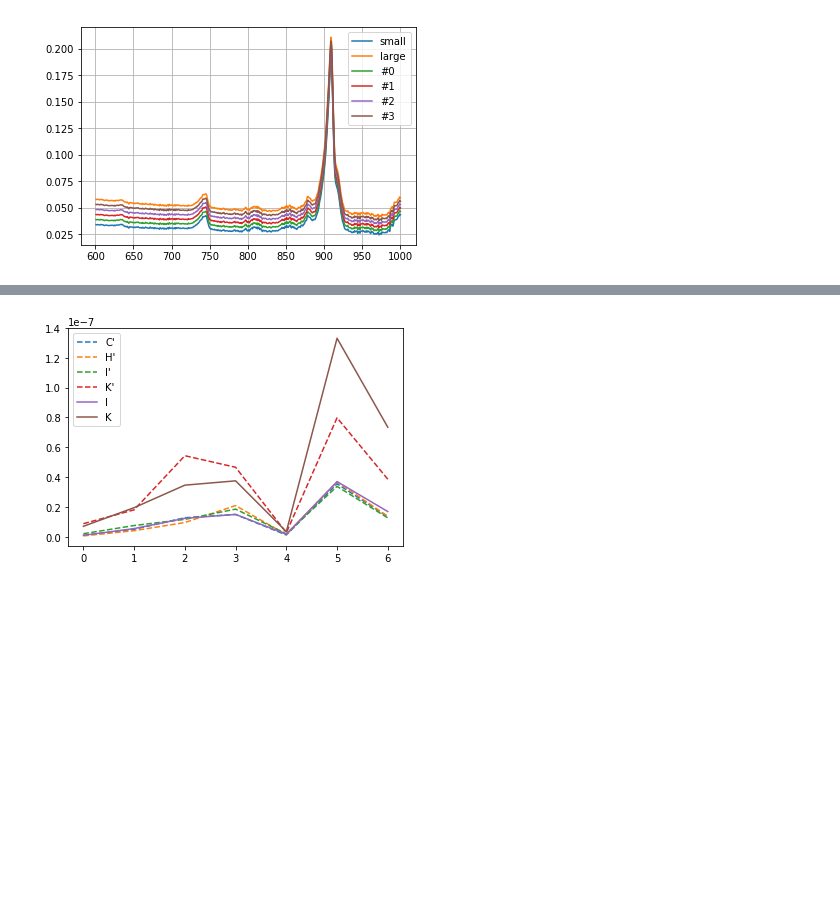
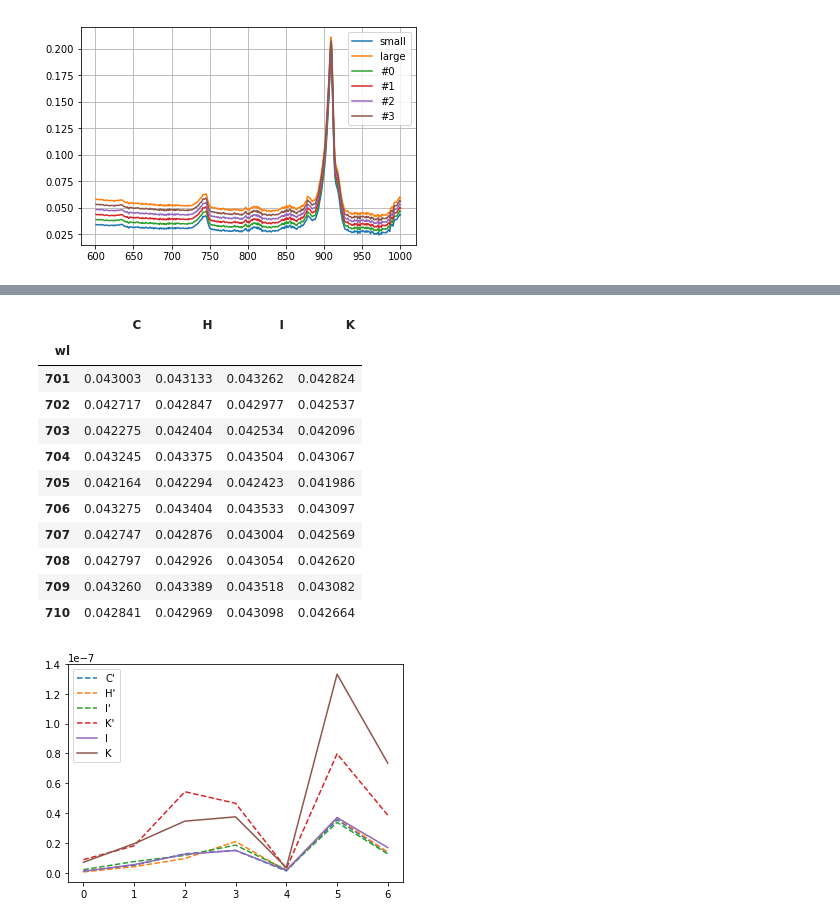
Before and after one commit to ToastCheng/ijv, a Jupyter notebook: Untitled.ipynb, the cells around one changed output, grey strips where cells are left out. Saved outputs shown, nothing was run; the diff lists cells and outputs as text; code cells hidden in the pictures; blank space fills up the shorter version.

```diff
--- a/Untitled.ipynb
+++ b/Untitled.ipynb
@@ -56,4 +62,19 @@ mua["C"] = pick_middle(small_mua, large_mua, 0.65)
 mua["H"] = pick_middle(small_mua, large_mua, 0.7)
 mua["I"] = pick_middle(small_mua, large_mua, 0.75)
 mua["K"] = pick_middle(small_mua, large_mua, 0.775)
+# %%
+mua.iloc[100:110]
+# %% [output]
+|  | C | H | I | K |
+| wl |  |  |  |  |
+| 701 | 0.043003 | 0.043133 | 0.043262 | 0.042824 |
+| 702 | 0.042717 | 0.042847 | 0.042977 | 0.042537 |
+| 703 | 0.042275 | 0.042404 | 0.042534 | 0.042096 |
+| 704 | 0.043245 | 0.043375 | 0.043504 | 0.043067 |
+| 705 | 0.042164 | 0.042294 | 0.042423 | 0.041986 |
+| 706 | 0.043275 | 0.043404 | 0.043533 | 0.043097 |
+| 707 | 0.042747 | 0.042876 | 0.043004 | 0.042569 |
+| 708 | 0.042797 | 0.042926 | 0.043054 | 0.042620 |
+| 709 | 0.043260 | 0.043389 | 0.043518 | 0.043082 |
+| 710 | 0.042841 | 0.042969 | 0.043098 | 0.042664 |
 # %%
```
Also changed, not shown: parts of 5 cells of this notebook, 3 other files.
